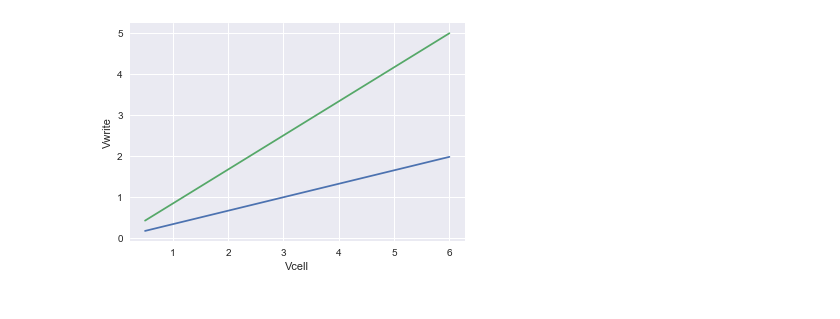
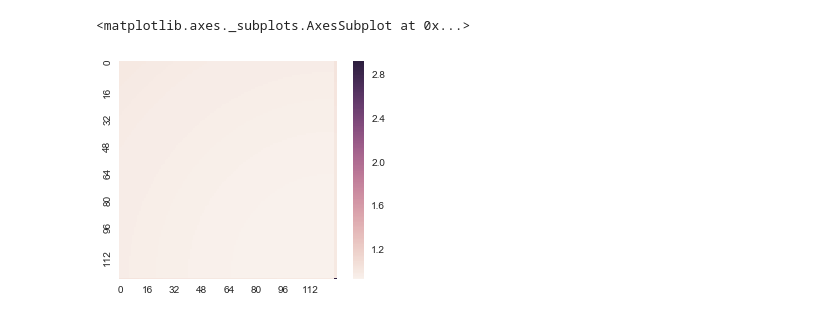
Before and after one commit to jzmnd/RRAM_network_analysis_model, a Jupyter notebook: model.ipynb, the cells around one changed output. Drawn from its saved outputs; the diff is of its cells as text; code cells hidden in the pictures.

```diff
--- a/model.ipynb
+++ b/model.ipynb
@@ -83,7 +89,5 @@ sns.heatmap(BLvoltages, square=True, xticklabels=n/8, yticklabels=n/8)
-# %%
-plt.plot(vWrite, hubList, vWrite, lsbList)
-plt.ylabel("Vwrite")
-plt.xlabel("Vcell")
-plt.show()
-# %% [output]
-[figure, removed]
+# %%
+sns.heatmap(cellVoltagesList[3], square=True, xticklabels=n/8, yticklabels=n/8)
+# %% [output]
+<matplotlib.axes._subplots.AxesSubplot at 0x...>
+[figure, added]
```
Also changed, not shown: parts of 6 cells of this notebook.
